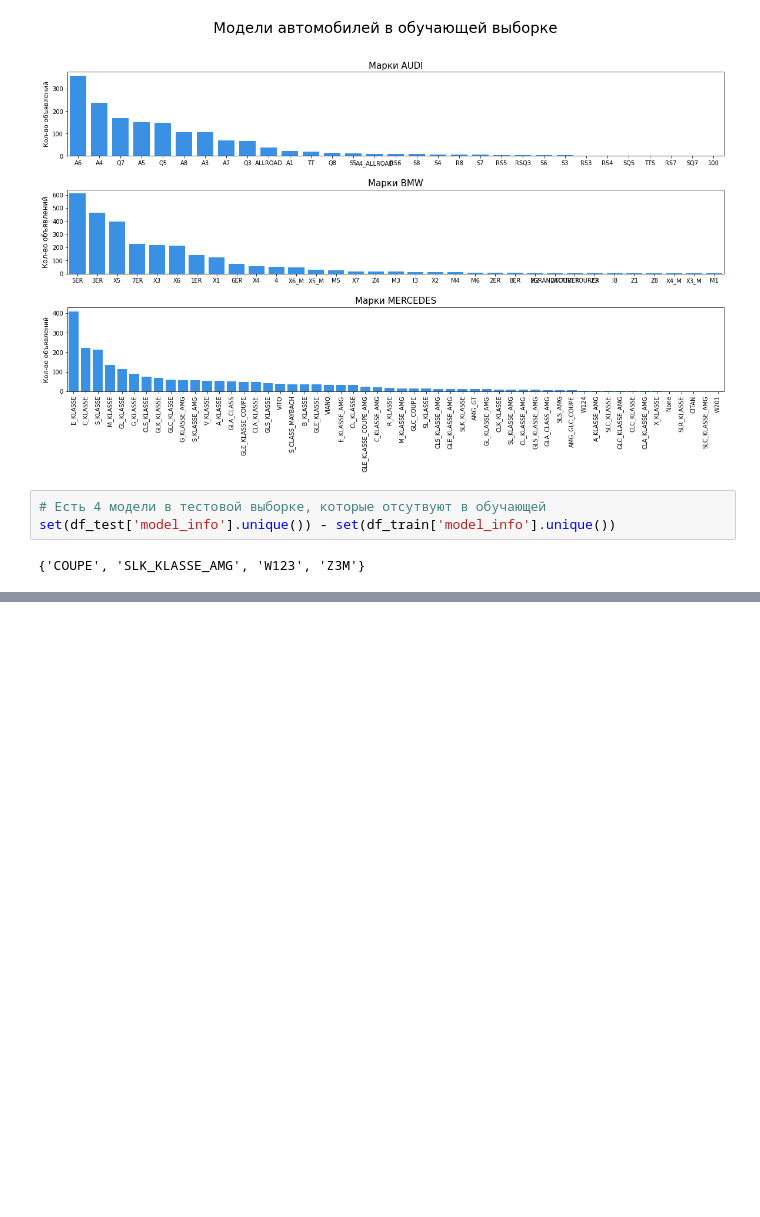
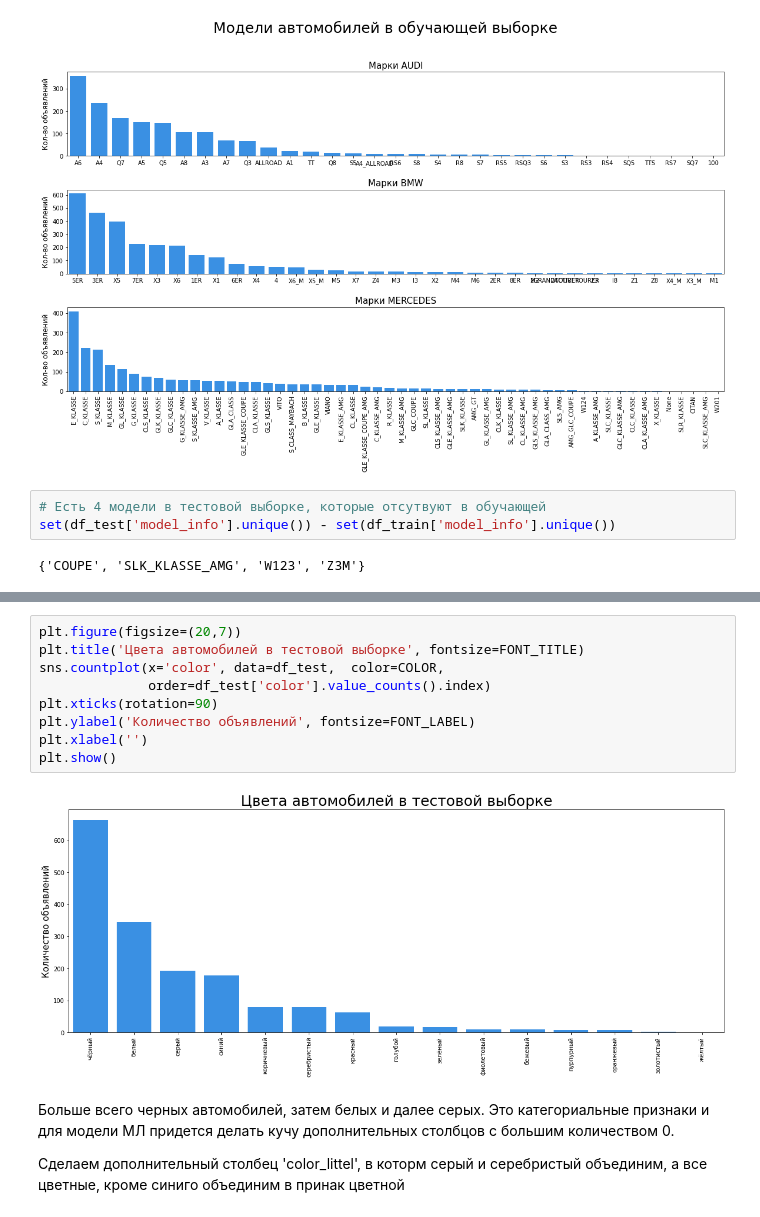
Before and after one commit to NataliaKolesnik/Car_Price_prediction_part2, a Jupyter notebook: 1_EDA.ipynb, the cells around one changed output, grey strips where cells are left out. Drawn from its saved outputs; the diff is of its cells as text; blank space fills up the shorter version.

```diff
--- a/1_EDA.ipynb
+++ b/1_EDA.ipynb
@@ -248,0 +279,15 @@ set(df_test['model_info'].unique()) - set(df_train['model_info'].unique())
+# %%
+plt.figure(figsize=(20,7))
+plt.title('Цвета автомобилей в тестовой выборке', fontsize=FONT_TITLE)
+sns.countplot(x='color', data=df_test,  color=COLOR,
+              order=df_test['color'].value_counts().index)
+plt.xticks(rotation=90)
+plt.ylabel('Количество объявлений', fontsize=FONT_LABEL)
+plt.xlabel('')
+plt.show()
+# %% [output]
+[figure, added]
+# %% [markdown]
+Больше всего черных автомобилей, затем белых и далее серых. Это категориальные признаки и для модели МЛ придется делать кучу дополнительных столбцов с большим количеством 0.
+
+Сделаем дополнительный столбец 'color_littel', в которм серый и серебристый объединим, а все цветные, кроме синиго объединим в принак цветной
```
Also changed, not shown: parts of 56 cells of this notebook.
